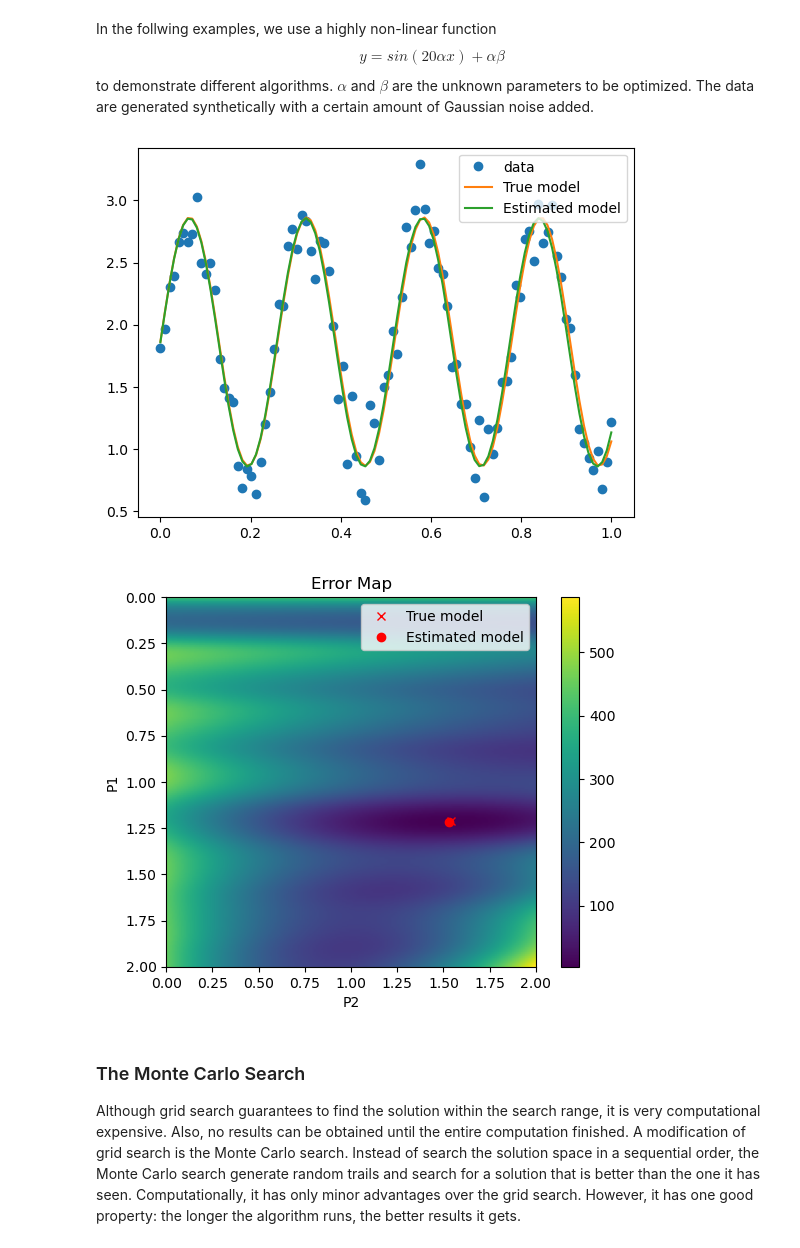
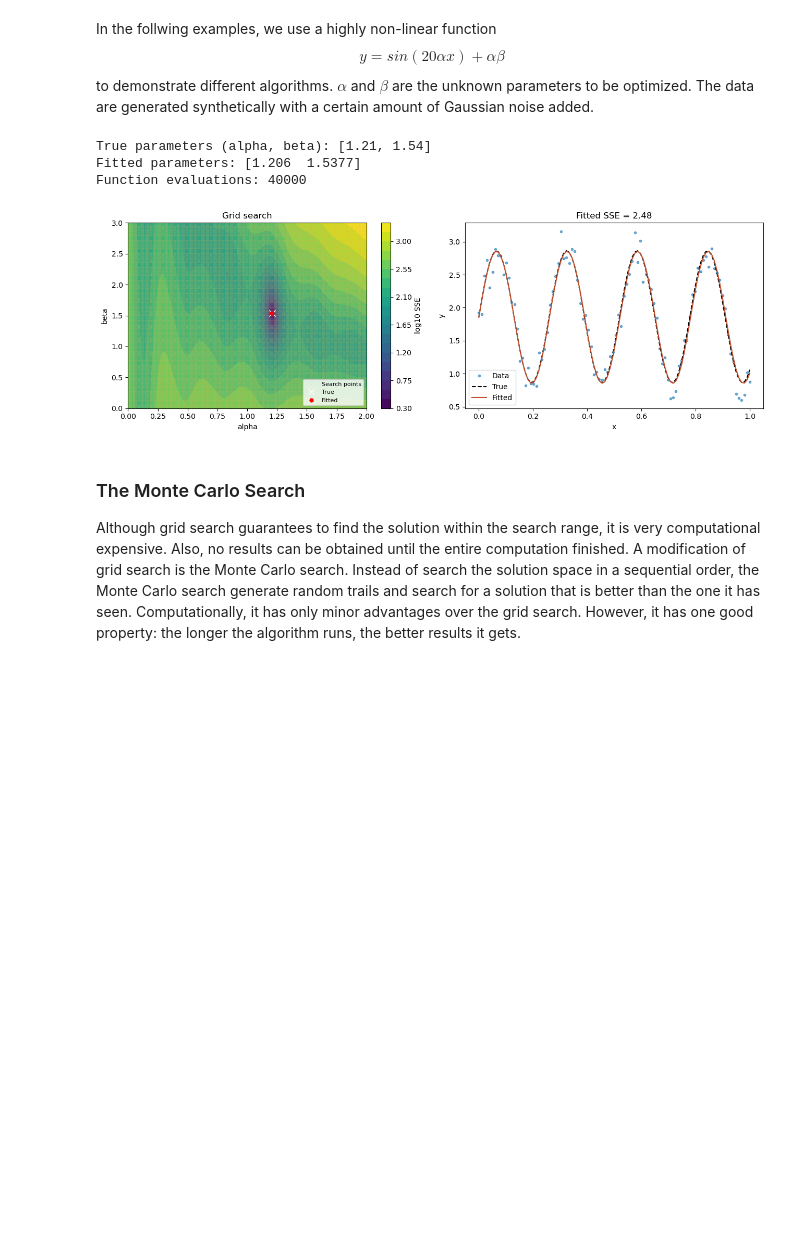
Before and after one commit to jinwar/GeophysicsComputing_GPGN436536, a Jupyter notebook: 09_Regression.ipynb, the cells around one changed output. Drawn from its saved outputs; the diff is of its cells as text; code cells hidden in the pictures; blank space fills up the shorter version.

Commit message:
Introduce MCMC concepts and standardize nonlinear alpha-beta plots

```diff
--- a/09_Regression.ipynb
+++ b/09_Regression.ipynb
@@ -661,57 +679,84 @@ to demonstrate different algorithms. $\alpha$ and $\beta$ are the unknown parame
 # %%
 # define your model
 def fun(para,x):
-    p1,p2 = para
-    y = np.sin(20*p1*x)+p1*p2
+    alpha, beta = para
+    y = np.sin(20*alpha*x)+alpha*beta
     return y
 
 # define the penalty function
 def err_fun(para,x,data):
+    err_fun.evaluations += 1
     predict_data = fun(para,x)
     err = predict_data - data
-    err = np.sum(err**2) # error is the L2 norm of the misfit
+    err = np.sum(err**2) # sum of squared residuals (SSE)
     return err
+
+err_fun.evaluations = 0
 
 # generate data with noise
 x = np.linspace(0,1.0,100)
 true_p1 = 1.21; true_p2 = 1.54;
 data = fun([true_p1,true_p2],x)
-data += np.random.normal(0,0.2,len(data)) # add noise
+data += np.random.default_rng(42).normal(0,0.2,len(data)) # add noise
 
 # grid search possible parameteres
 p1_min = 0; p1_max = 2;
-p2_min = 0; p2_max = 2;
+p2_min = 0; p2_max = 3;
 p1_array = np.linspace(p1_min,p1_max,200)
 p2_array = np.linspace(p2_min,p2_max,200)
 err_map = np.zeros((len(p1_array),len(p2_array)))
 for i,p1 in enumerate(p1_array):
     for j,p2 in enumerate(p2_array):
         err_map[i,j] = err_fun([p1,p2],x,data)
 # find the parameter combination with minimal error
 mini,minj = np.unravel_index(np.argmin(err_map),err_map.shape)
 est_p1 = p1_array[mini]
 est_p2 = p2_array[minj]
 
-# making plots
-plt.figure()
-plt.plot(x,data,'o',label='data')
-plt.plot(x,fun([true_p1,true_p2],x),label='True model')
-plt.plot(x,fun([est_p1,est_p2],x),label='Estimated model')
-plt.legend()
+# Common plotting function for all nonlinear experiments below.
+# err_map is indexed by alpha then beta; transpose it for beta on the vertical axis.
+def plot_nonlinear(points, estimate, title, connect=False, starts=None):
+    fig, axes = plt.subplots(1, 2, figsize=(13, 4.5))
+    im = axes[0].contourf(p1_array, p2_array, np.log10(err_map.T + 1e-9),
+                          24, cmap='viridis')
+    points = np.asarray(points)
+    if starts is None:
+        axes[0].plot(points[:, 0], points[:, 1], marker='.',
+                     linestyle='-' if connect else 'None', color='#f4ab55',
+                     ms=0.6 if len(points) > 5000 else 2,
+                     alpha=0.45 if len(points) > 5000 else 0.8,
+                     lw=0.6, label='Search points')
+    else:
+        for i, (chain, start) in enumerate(zip(points, starts)):
+            color = chain_colors[i % len(chain_colors)]
+            axes[0].plot(chain[:, 0], chain[:, 1], '.', ms=2, color=color,
+                         label=f'Chain {i+1}')
+            axes[0].plot(*start, 's', color=color, markeredgecolor='black', ms=6)
+    axes[0].plot(true_p1, true_p2, 'wx', ms=9, label='True')
+    axes[0].plot(*estimate, 'ro', ms=5, label='Fitted')
+    axes[0].set(xlabel='alpha', ylabel='beta', xlim=(0, 2), ylim=(0, 3), title=title)
+    axes[0].legend(fontsize=8, loc='lower right')
+    fig.colorbar(im, ax=axes[0], label='log10 SSE')
+    axes[1].plot(x, data, '.', alpha=0.6, label='Data')
+    axes[1].plot(x, fun([true_p1, true_p2], x), 'k--', label='True')
+    axes[1].plot(x, fun(estimate, x), color='#c0502d', label='Fitted')
+    # Compute displayed SSE directly so plotting is excluded from evaluation counts.
+    fit_sse = np.sum((fun(estimate, x)-data)**2)
+    axes[1].set(xlabel='x', ylabel='y', title=f'Fitted SSE = {fit_sse:.2f}')
+    axes[1].legend()
+    fig.tight_layout()
+    plt.show()
 
-plt.figure()
-plt.imshow(err_map,extent=[p2_array[0],p2_array[-1],p1_array[-1],p1_array[0]])
-plt.plot(true_p2,true_p1,'rx',label='True model')
-plt.plot(est_p2,est_p1,'ro',label='Estimated model')
-plt.legend()
-plt.colorbar()
-plt.title('Error Map')
-plt.xlabel('P2')
-plt.ylabel('P1')
-plt.show()
+print('True parameters (alpha, beta):', [true_p1, true_p2])
+print('Fitted parameters:', np.round([est_p1, est_p2], 4))
+print('Function evaluations:', err_fun.evaluations)
+grid_points = np.array([(a, b) for a in p1_array for b in p2_array])
+plot_nonlinear(grid_points, [est_p1, est_p2], 'Grid search')
 # %% [output]
+True parameters (alpha, beta): [1.21, 1.54]
+Fitted parameters: [1.206  1.5377]
+Function evaluations: 40000
-[figure, old version]
+[figure, new version]
-[figure, removed]
 # %% [markdown]
 ### The Monte Carlo Search
 
```
Also changed, not shown: parts of 14 cells of this notebook.
